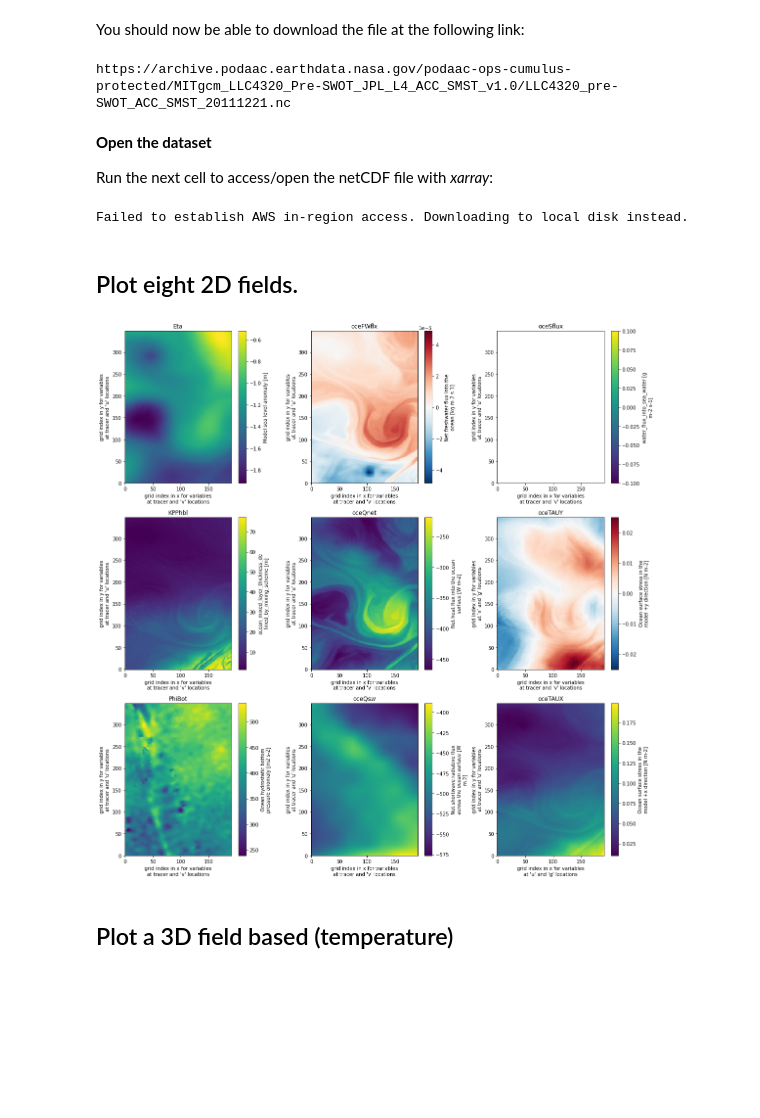
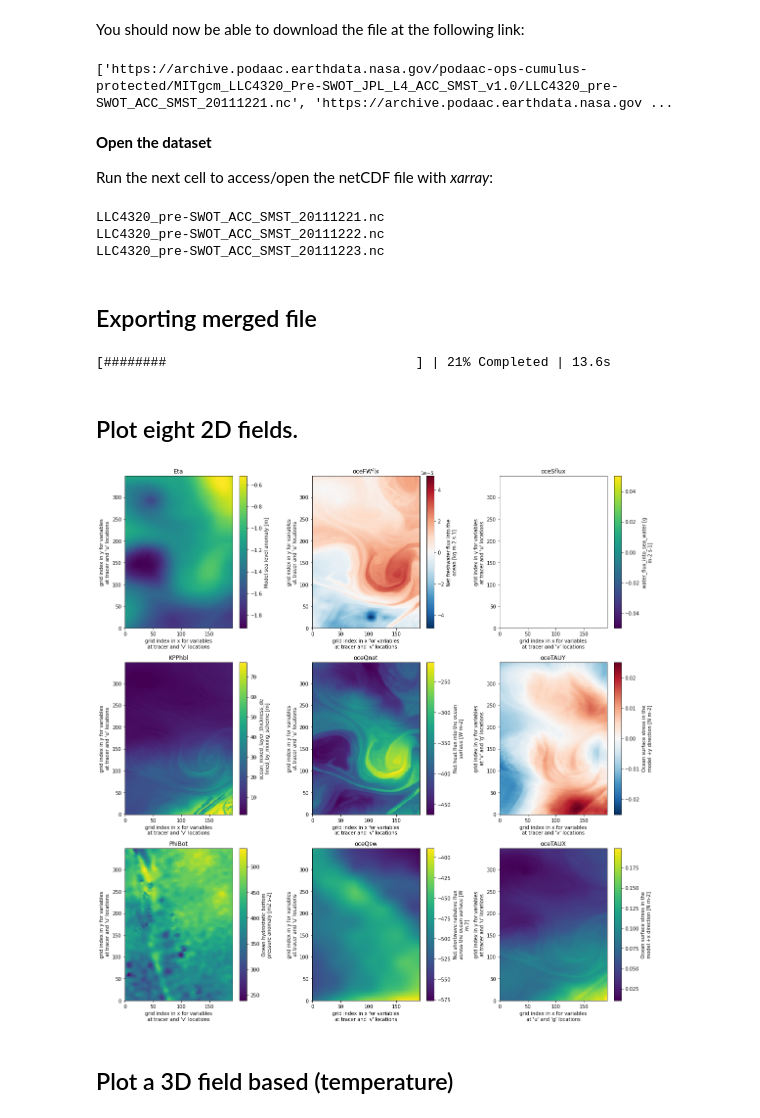
Before and after one commit to oceanhackweek/ohw21-proj-model-subsampling, a Jupyter notebook: Pre-SWOT_Numerical_Simulation_Demo.ipynb, the cells around one changed output. Drawn from its saved outputs; the diff is of its cells as text; code cells hidden in the pictures; blank space fills up the shorter version.

Commit message:
download multiple files and try to merge it into a single nc file

```diff
--- a/Pre-SWOT_Numerical_Simulation_Demo.ipynb
+++ b/Pre-SWOT_Numerical_Simulation_Demo.ipynb
@@ -59,11 +61,12 @@ Password:  ·········
 # %% [markdown]
 You should now be able to download the file at the following link:
 # %%
-https_access = f"https://archive.podaac.earthdata.nasa.gov/podaac-ops-cumulus-protected/{ShortName}/{target_file}"
-
-print(https_access)
+# https access for each target_file
+url = "https://archive.podaac.earthdata.nasa.gov/podaac-ops-cumulus-protected"
+https_accesses = [f"{url}/{ShortName}/{target_file}" for target_file in target_files]
+print(https_accesses)
 # %% [output]
-https://archive.podaac.earthdata.nasa.gov/podaac-ops-cumulus-protected/MITgcm_LLC4320_Pre-SWOT_JPL_L4_ACC_SMST_v1.0/LLC4320_pre-SWOT_ACC_SMST_20111221.nc
+['https://archive.podaac.earthdata.nasa.gov/podaac-ops-cumulus-protected/MITgcm_LLC4320_Pre-SWOT_JPL_L4_ACC_SMST_v1.0/LLC4320_pre-SWOT_ACC_SMST_20111221.nc', 'https://archive.podaac.earthdata.nasa.gov ...
 # %% [markdown]
 **Open the dataset**
 
@@ -77,35 +80,61 @@ def begin_s3_direct_access():
                              token=response['sessionToken'],
                              client_kwargs={'region_name':'us-west-2'})
 
-try:
-    fs = begin_s3_direct_access()
-    # Load netCDF with 's3fs' and 'xarray' upon successful connection to S3:
-    dd = xr.open_dataset(fs.open(f"podaac-ops-cumulus-protected/{ShortName}/{target_file}"))
-except:
-    print("Failed to establish AWS in-region access. Downloading to local disk instead.")
-    request.urlretrieve(https_access, target_file)
-    # Load netCDF with 'xarray' after download completes:
+# list of dataset objects
+dds = []
+for https_access,target_file in zip(https_accesses,target_files):
+    print(target_file) # print file name
 
-    dd = xr.open_dataset(target_file)
+    # try to read from AWS and append to dds
+    try:
+        fs = begin_s3_direct_access()
+        # Load netCDF with 's3fs' and 'xarray' upon successful connection to S3:
+        dds.append(xr.open_dataset(fs.open(f"podaac-ops-cumulus-protected/{ShortName}/{target_file}")))
+    # if not on AWS, it will download data
+    except:
+        if not(os.path.isfile(target_file)):
+            print("Failed to establish AWS in-region access. Downloading to local disk instead.")
+            request.urlretrieve(https_access, target_file)
 
-print(dd)
+# if dds is empty (which means we are not on AWS)
+if dds==[]:
+    # Load all netCDF files
+    dds = xr.open_mfdataset(target_files)
+else:
+    # Concatenate all files loaded from AWS
+    dds = xr.concat(dds,'time')
 # %% [output]
-Failed to establish AWS in-region access. Downloading to local disk instead.
+LLC4320_pre-SWOT_ACC_SMST_20111221.nc
+LLC4320_pre-SWOT_ACC_SMST_20111222.nc
+LLC4320_pre-SWOT_ACC_SMST_20111223.nc
+# %% [markdown]
+## Exporting merged file
+# %%
+from dask.diagnostics import ProgressBar
+
+delayed_obj = dds.chunk({}).to_netcdf('_'.join(target_files[0].split('_')[:-1])+'.nc', compute=False)
+with ProgressBar():
+    results = delayed_obj.compute()
+# %% [output]
+[########                                ] | 21% Completed | 13.6s
 # %% [markdown]
 Plot eight 2D fields.
 -------------------
+# %%
+# select the first time step for plotting
+dd0 = dds.isel(time=0).load()
 # %%
 fig,ax=plt.subplots(3,3,figsize=(16,16))
 
 varn=['Eta','KPPhbl','PhiBot','oceFWflx','oceQnet','oceQsw','oceSflux','oceTAUY','oceTAUX']
 
 for i in range(3):
     for j in range(3):
-        dd[varn[i*3+j]][0,...].plot(ax=ax[j,i])
+        dd0[varn[i*3+j]].plot(ax=ax[j,i])
         ax[j,i].set_title(varn[i*3+j])
 plt.tight_layout()
 # %% [output]
-[figure, old version]
+[figure, new version]
 # %% [markdown]
 Plot a 3D field based (temperature)
 ---------------------------------
```
Also changed, not shown: parts of 3 cells of this notebook.
